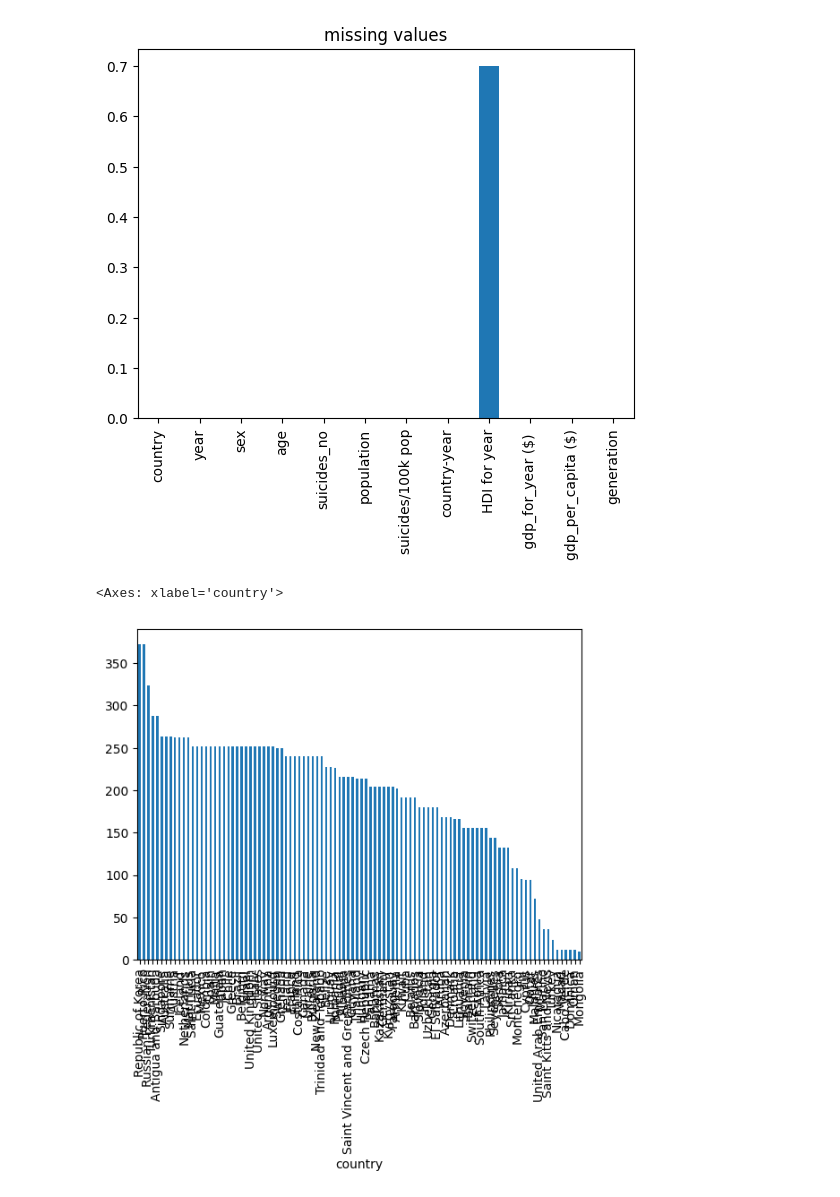
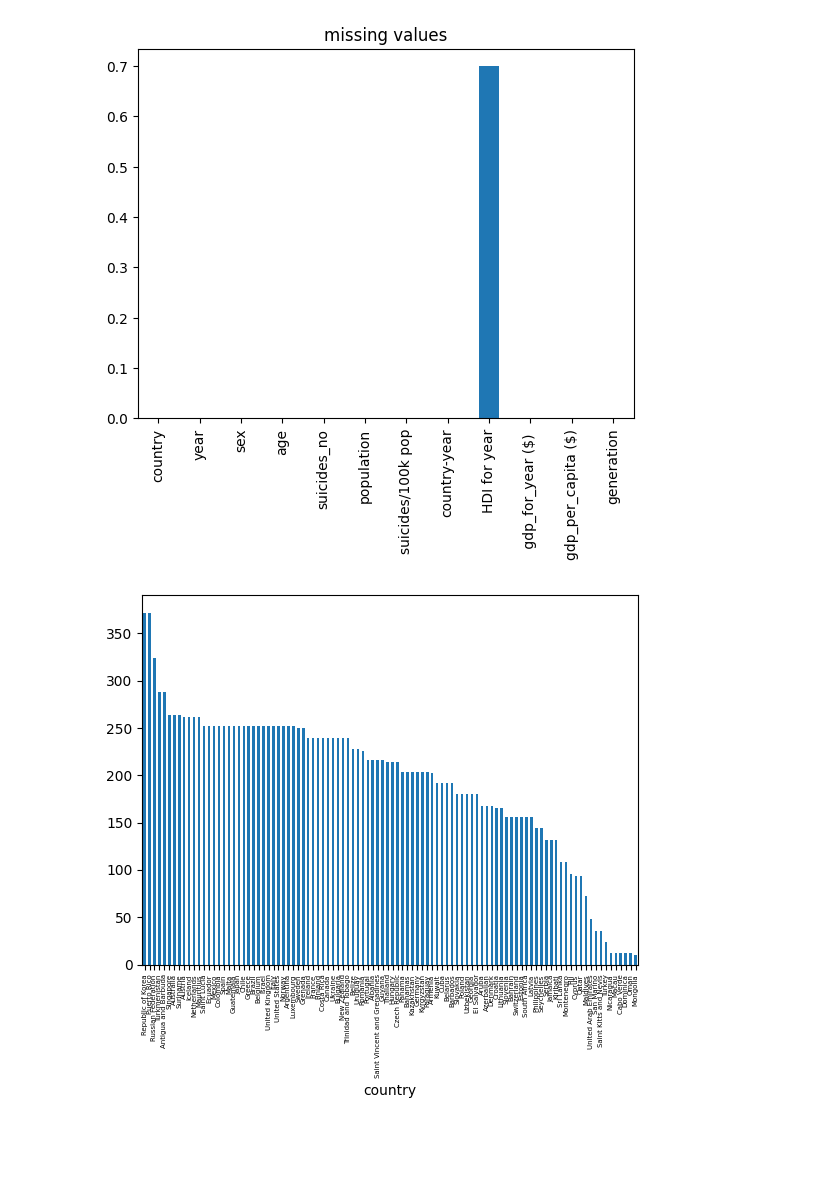
Before and after one commit to j220493/panelDataModelling, a Jupyter notebook: 1. Data Exploration.ipynb, the cells around one changed output. Drawn from its saved outputs; the diff is of its cells as text; code cells hidden in the pictures; blank space fills up the shorter version.

```diff
--- a/1. Data Exploration.ipynb
+++ b/1. Data Exploration.ipynb
@@ -73,9 +73,9 @@ plt.show()
 # %% [output]
 [figure]
 # %%
-# Missing values per country
+# Missing values by country
 df[df['HDI for year'].isnull()]['country'].value_counts().plot(kind='bar')
-plt.xticks
+plt.xticks(fontsize=5)
+plt.show()
 # %% [output]
-<Axes: xlabel='country'>
-[figure, old version]
+[figure, new version]
```
Also changed, not shown: parts of 7 cells of this notebook.
